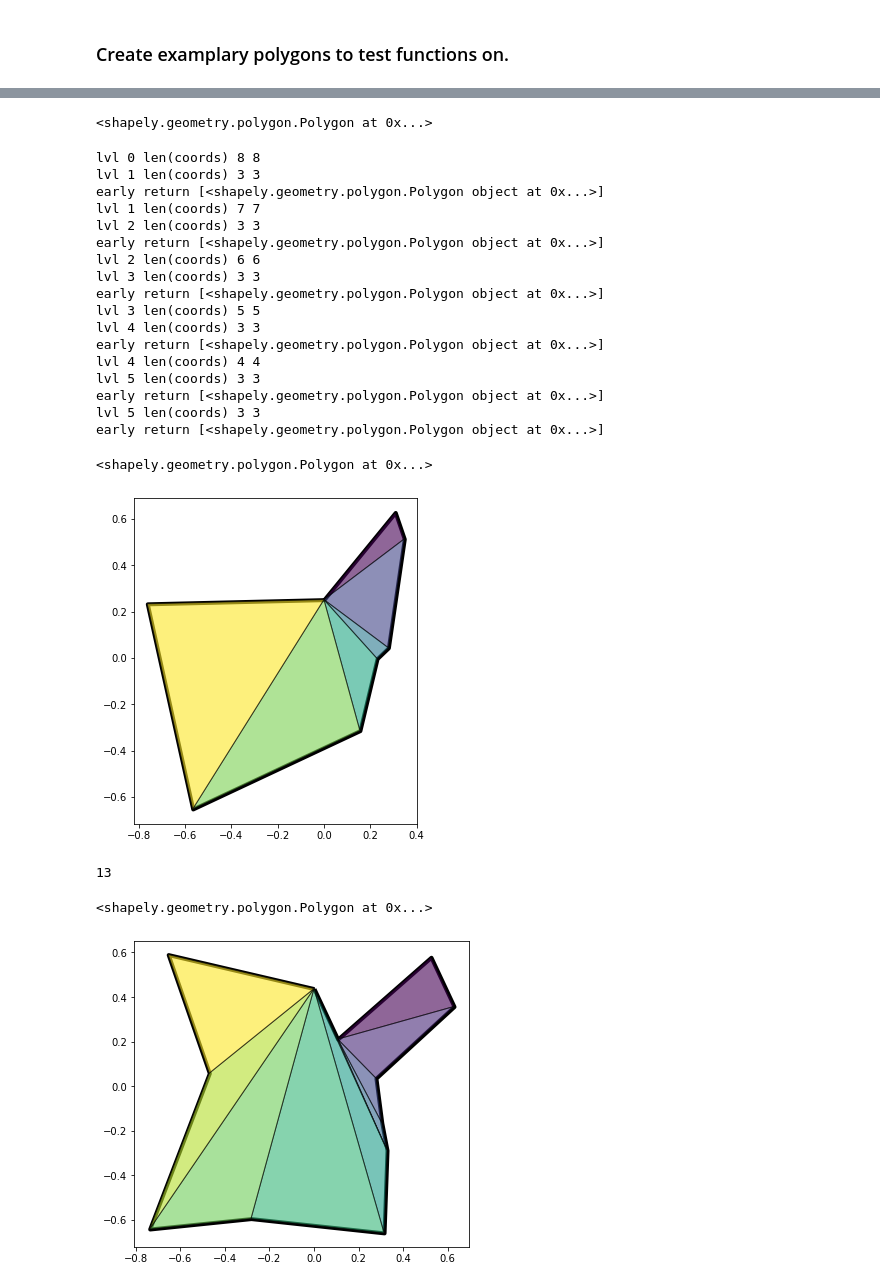
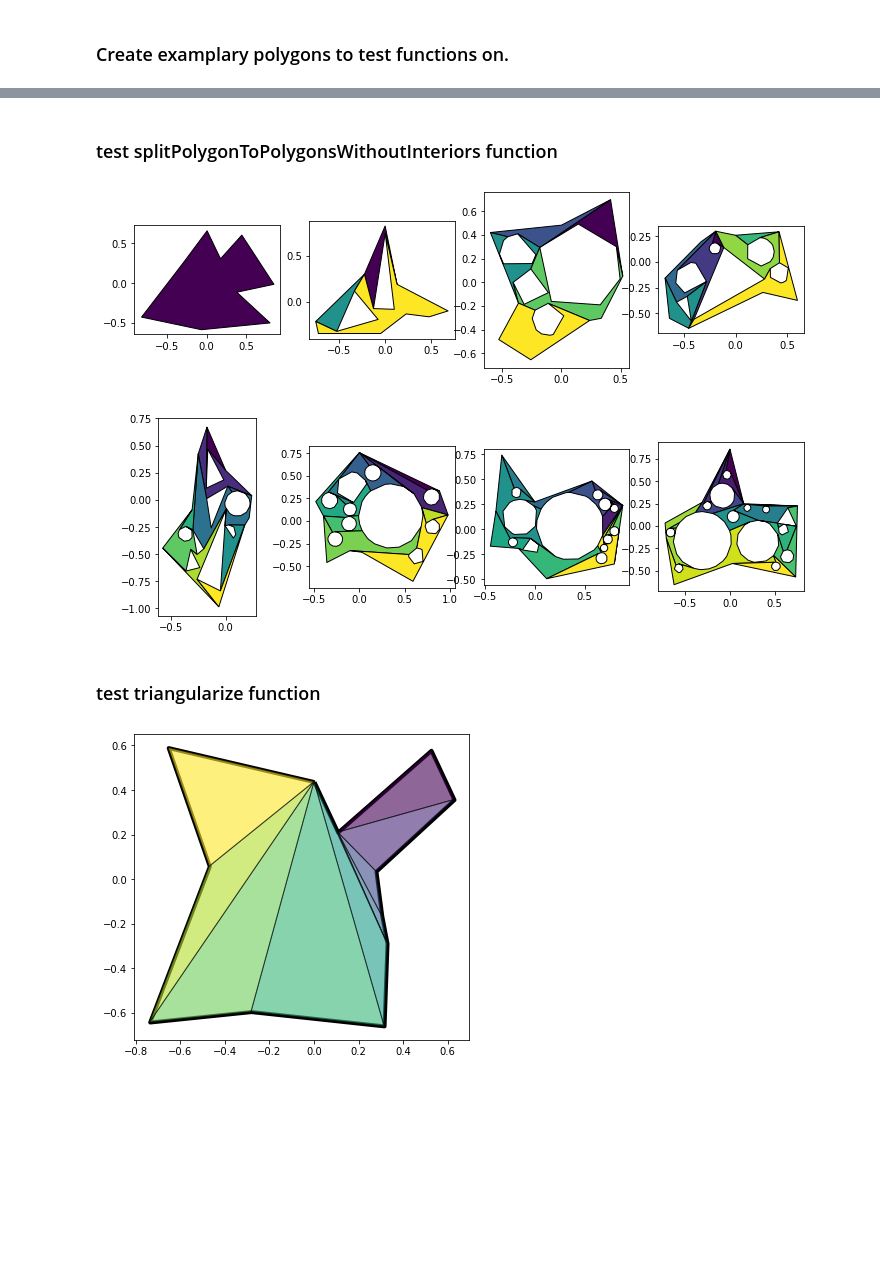
Before and after one commit to maximylius/shadow_projection_2D, a Jupyter notebook: shadows.ipynb, the cells around one changed output, grey strips where cells are left out. Drawn from its saved outputs; the diff is of its cells as text; code cells hidden in the pictures; blank space fills up the shorter version.

```diff
--- a/shadows.ipynb
+++ b/shadows.ipynb
@@ -46,6 +58,12 @@ def createPolygon (n_edges:int, interiors:list=[], scale:int=1, shift:tuple=(0,0
         ) for i in range(n_edges)]
     coords = coords[:splitAt] + coords[splitAt:]
 
+    if definedClockwise(coords):
+        coords.reverse()
+    for interior in interiors:
+        if not definedClockwise(interior):
+            interior.reverse()
+
     return Polygon(coords, interiors)
 # %%
 def createConvexPolygon (n_edges:int, interiors:list=[], scale:int=1, shift:tuple=(0,0), regular:bool=True) -> Polygon:
@@ -72,7 +90,7 @@ def createPolygonWithInteriors(n_edges:int=3, n_interiors:int=0, n_edges_interio
     interiorScales = [interiorScale]
 
     r = np.random.random()
-    n_edges_irregular = int(2*(n_edges-3)*r+3)
+    n_edges_irregular = n_edges#int(2*(n_edges-3)*r+3)
     poly = createPolygon(n_edges_irregular, regular=regular, convex=convex)
     extCoords = poly.exterior.coords
     maxmax=2**n_interiors * 1000
@@ -112,7 +130,10 @@ def createPolygonWithInteriors(n_edges:int=3, n_interiors:int=0, n_edges_interio
             interior = createPolygon(n_edges=n_edges_interiors_irregular, scale=interiorScale, shift=list(p.coords)[0], regular=regular, convex=convexInteriors).exterior
 
             if poly.contains(interior):
-                interiors.append(list(interior.coords))
+                interiorCoords = list(interior.coords)
+                if not definedClockwise(interiorCoords):
+                    interiorCoords.reverse()
+                interiors.append(interiorCoords)
                 poly = Polygon(extCoords, [x for x in interiors])
                 interiorScales.append(interiorScale)
                 interiorCenterCoords.append(p.coords[0])
@@ -1146,38 +469,18 @@ createConvexPolygon(7, regular = False)
-# %%
-b
-# %% [output]
-<shapely.geometry.polygon.Polygon at 0x...>
-# %%
-triangularize(b, plot=True)
-b
-# %% [output]
-lvl 0 len(coords) 8 8
-lvl 1 len(coords) 3 3
-early return [<shapely.geometry.polygon.Polygon object at 0x...>]
-lvl 1 len(coords) 7 7
-lvl 2 len(coords) 3 3
-early return [<shapely.geometry.polygon.Polygon object at 0x...>]
-lvl 2 len(coords) 6 6
-lvl 3 len(coords) 3 3
-early return [<shapely.geometry.polygon.Polygon object at 0x...>]
-lvl 3 len(coords) 5 5
-lvl 4 len(coords) 3 3
-early return [<shapely.geometry.polygon.Polygon object at 0x...>]
-lvl 4 len(coords) 4 4
-lvl 5 len(coords) 3 3
-early return [<shapely.geometry.polygon.Polygon object at 0x...>]
-lvl 5 len(coords) 3 3
-early return [<shapely.geometry.polygon.Polygon object at 0x...>]
-<shapely.geometry.polygon.Polygon at 0x...>
-[figure, removed]
-# %%
-len(b.exterior.coords)
-# %% [output]
-13
-# %%
-createPolygon(12, regular=False, convex=False)
-# %% [output]
-<shapely.geometry.polygon.Polygon at 0x...>
+# %% [markdown]
+### test splitPolygonToPolygonsWithoutInteriors function
+# %%
+polys = []
+imax = 4*2
+fig, axs = plt.subplots(nrows = imax//4, ncols = 4, figsize = (12,8))
+for i in range(imax):
+    poly = createPolygonWithInteriors(n_edges=9, n_interiors=i*2, n_edges_interiors=3+i*2, regular=False, convex=False)
+    polys.append(poly)
+    splitted = splitPolygonToPolygonsWithoutInteriors(poly, plot=False)
+    gpd.GeoSeries(splitted).plot(ax=axs.flat[i], cmap="viridis",edgecolor="black")
+# %% [output]
+[figure, added]
+# %% [markdown]
+### test triangularize function
 # %%
 for i in range(10):
     b = createPolygon(12, regular=False, convex=False)
```
Also changed, not shown: parts of 90 cells of this notebook, 2 other files.
